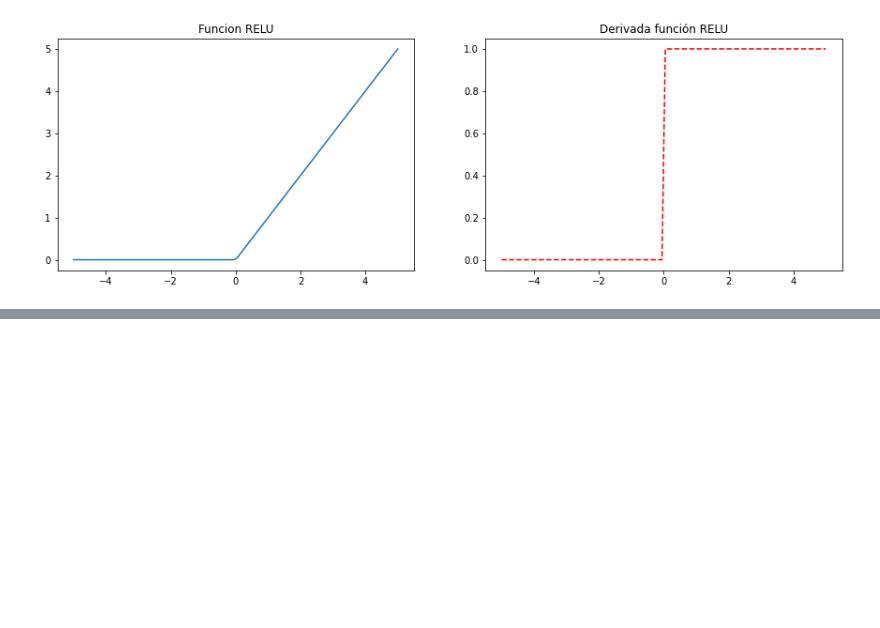
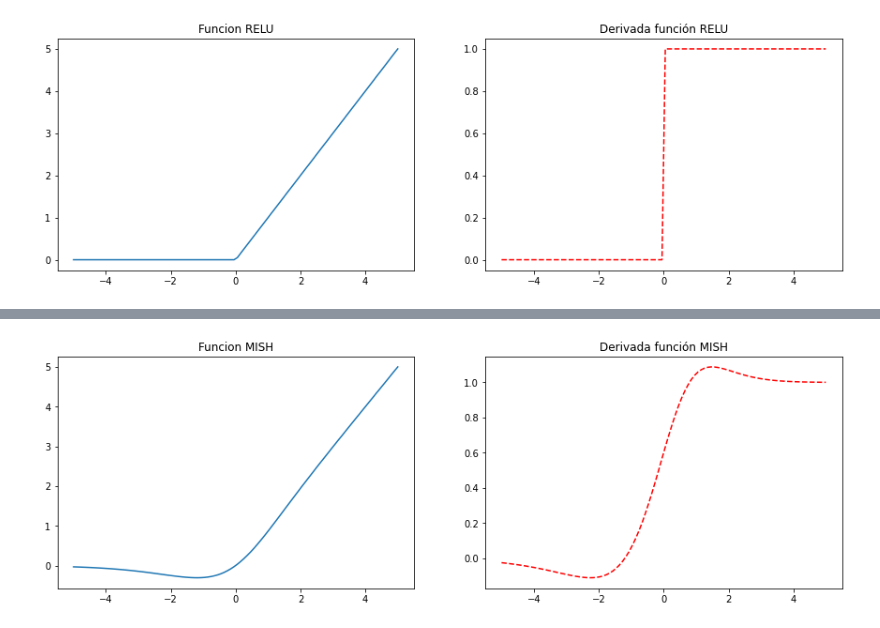
Before and after one commit to jmcalvomartin/python, a Jupyter notebook: projects/Create_ANN/function_activation.ipynb, the cells around one changed output, grey strips where cells are left out. Drawn from its saved outputs; the diff is of its cells as text; code cells hidden in the pictures; blank space fills up the shorter version.

```diff
--- a/projects/Create_ANN/function_activation.ipynb
+++ b/projects/Create_ANN/function_activation.ipynb
@@ -91,0 +100,3 @@ $\displaystyle 'relu(x) = 1.(x>0) $
+# %%
+#MISH
+mish = (lambda x: x*tanh[0](np.log(1+np.e**x)))
@@ -91,0 +110,18 @@ $\displaystyle 'relu(x) = 1.(x>0) $
+# %%
+def mish_derivative(x):
+    omega = np.exp(3*x) + 4*np.exp(2*x) + (6+4*x)*np.exp(x) + 4*(1 + x)
+    delta = 1 + pow((np.exp(x) + 1), 2)
+    derivative = np.exp(x) * omega / pow(delta, 2)
+    return derivative
+# %%
+v = np.linspace(-5,5,100)
+plt.figure(1,figsize=(15,10))
+plt.subplot(221)
+plt.plot(v,mish(v))
+plt.title("Funcion MISH")
+plt.subplot(222)
+plt.plot(v,mish_derivative(v), "--", color="red")
+plt.title("Derivada función MISH")
+plt.show()
+# %% [output]
+[figure, added]
```
Also changed, not shown: parts of 3 cells of this notebook.
